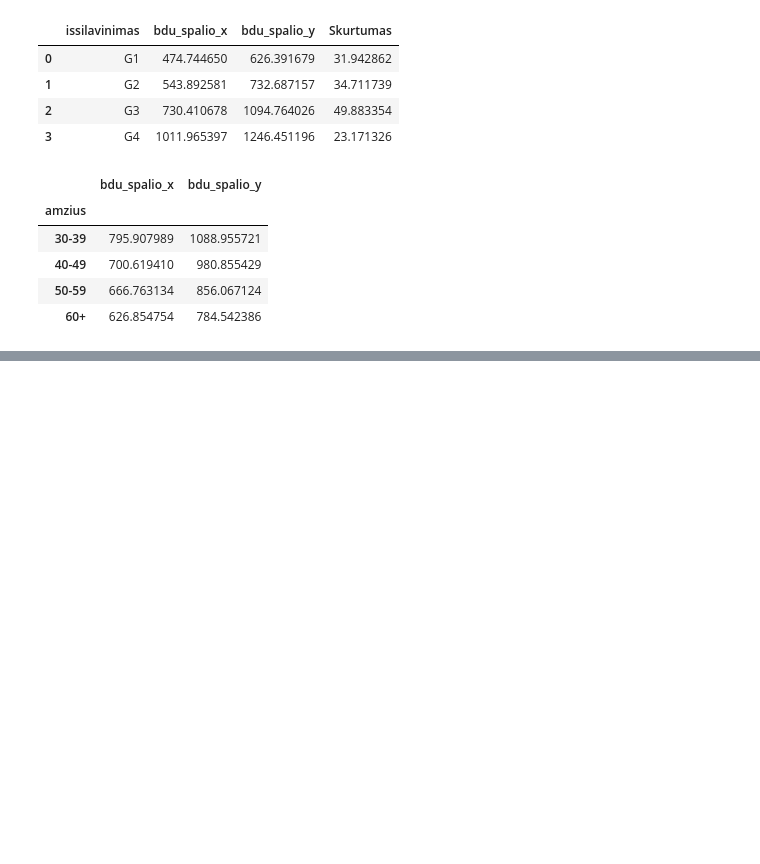
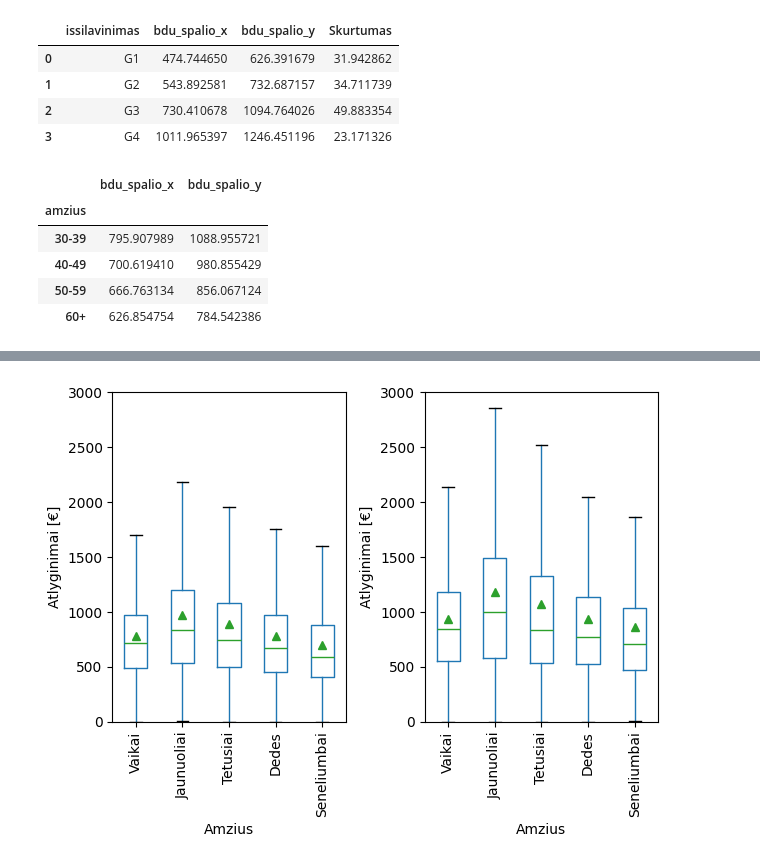
Before and after one commit to EmveeLT/JupyterNotebooks, a Jupyter notebook: Pandas2.ipynb, the cells around one changed output, grey strips where cells are left out. Cells and saved outputs as stored; diff of their text form; code cells hidden in the pictures; blank space fills up the shorter version.

```diff
--- a/Pandas2.ipynb
+++ b/Pandas2.ipynb
@@ -1975,0 +2109,34 @@ d14ird18["Skirtumais procentais"] = ((d14ird18["bdu_spalio_y"] - d14ird18["bdu_s
+# %%
+# sudėkite vizualizaciją boxplotais 2018 metų atlyginimų, pagal amžiaus grupes.
+#su subplots() sukurkite 2 grafikus, kairiajame parodykite moterų statistiką, dešiniąjame - vyrų. Prisiminkite ir sudėkite ašių pavadinimus
+
+fig, (left,right) = plt.subplots(1,2)       #sukure 2 lentles
+
+
+edus = ['Vaikai' ,'Jaunuoliai', 'Tetusiai', 'Dedes', 'Seneliumbai']
+
+dus18.query("lytis == 'F'").groupby("amzius").boxplot(column="bdu_spalio" , subplots = False, showmeans = True,
+                                       showfliers = False , ax= left)              #ax pazymiu kur noreciau ,kad butu diegrama
+
+dus18.query("lytis == 'M'").groupby("amzius").boxplot(column="bdu_spalio" , subplots = False, showmeans = True,
+                                       showfliers = False , ax= right)
+
+left.grid(visible = False)
+left.set_xticklabels(edus,rotation=90)        #Pasukam
+
+right.grid(visible = False)
+right.set_xticklabels(edus,rotation=90)
+
+left.set_ylabel("Atlyginimai [€]")
+left.set_xlabel("Amzius")
+
+right.set_ylabel("Atlyginimai [€]")
+right.set_xlabel("Amzius")
+
+left.set_ylim(0,3000)   #suvienodinam ,kad Y asisbutu iki 3000
+right.set_ylim(0,3000)  #suvienodinam ,kad Y asisbutu iki 3000
+
+fig.tight_layout()       #isstumdo labai graziai
+plt.show()
+# %% [output]
+[figure, added]
```
Also changed, not shown: parts of 24 cells of this notebook.
